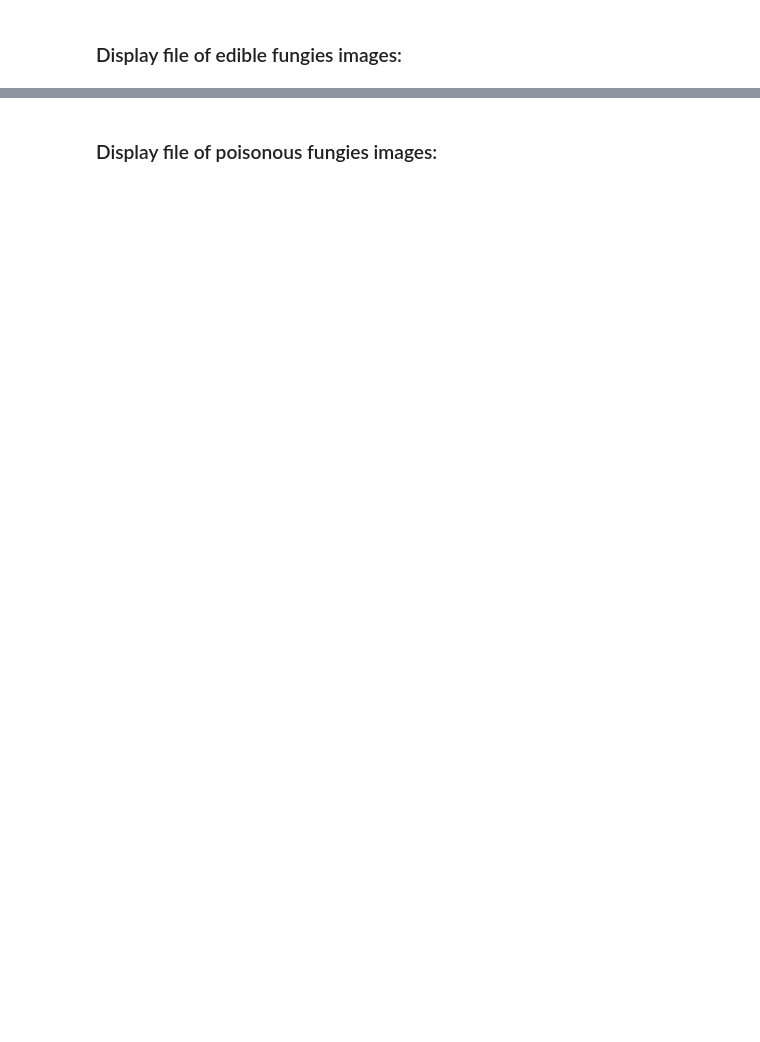
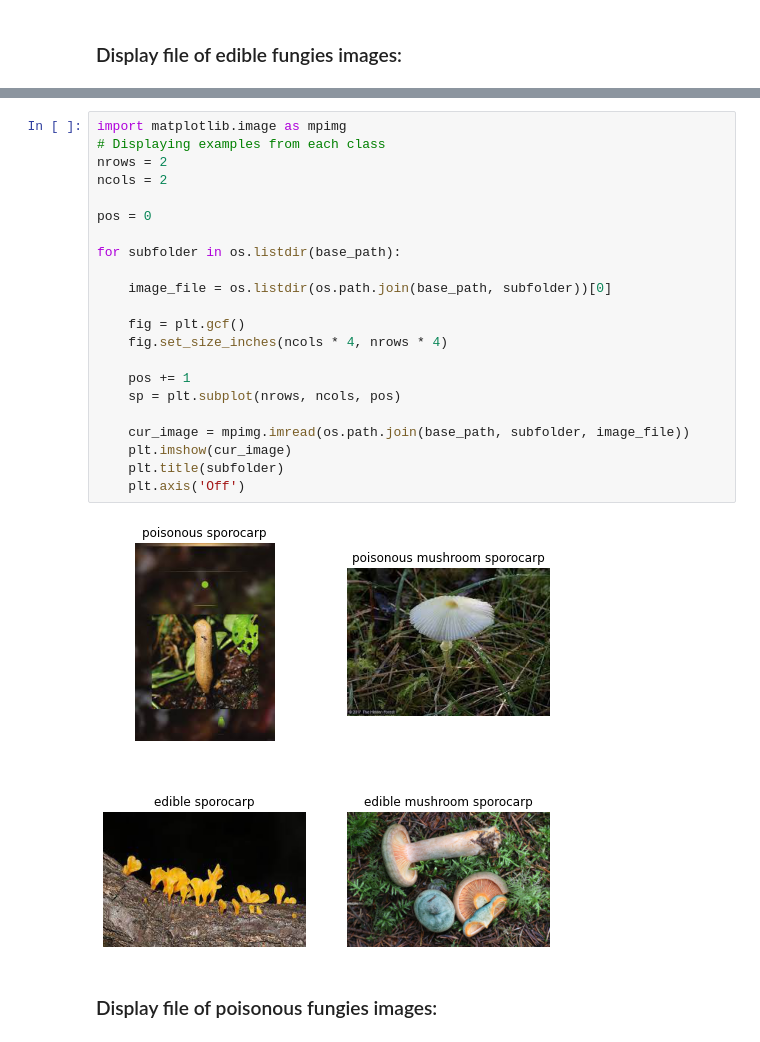
Before and after one commit to uixhamzah/Shroomify, a Jupyter notebook: Machine Learning/Shroomify_Testrun2.ipynb, the cells around one changed output, grey strips where cells are left out. Drawn from its saved outputs; the diff is of its cells as text; blank space fills up the shorter version.

```diff
--- a/Machine Learning/Shroomify_Testrun2.ipynb
+++ b/Machine Learning/Shroomify_Testrun2.ipynb
@@ -180,2 +279,26 @@ for i in range(10):
+# %%
+import matplotlib.image as mpimg
+# Displaying examples from each class
+nrows = 2
+ncols = 2
+
+pos = 0
+
+for subfolder in os.listdir(base_path):
+
+    image_file = os.listdir(os.path.join(base_path, subfolder))[0]
+
+    fig = plt.gcf()
+    fig.set_size_inches(ncols * 4, nrows * 4)
+
+    pos += 1
+    sp = plt.subplot(nrows, ncols, pos)
+
+    cur_image = mpimg.imread(os.path.join(base_path, subfolder, image_file))
+    plt.imshow(cur_image)
+    plt.title(subfolder)
+    plt.axis('Off')
+# %% [output]
+[figure, added]
 # %% [markdown]
 ### Display file of poisonous fungies images:
```
Also changed, not shown: parts of 31 cells of this notebook.
